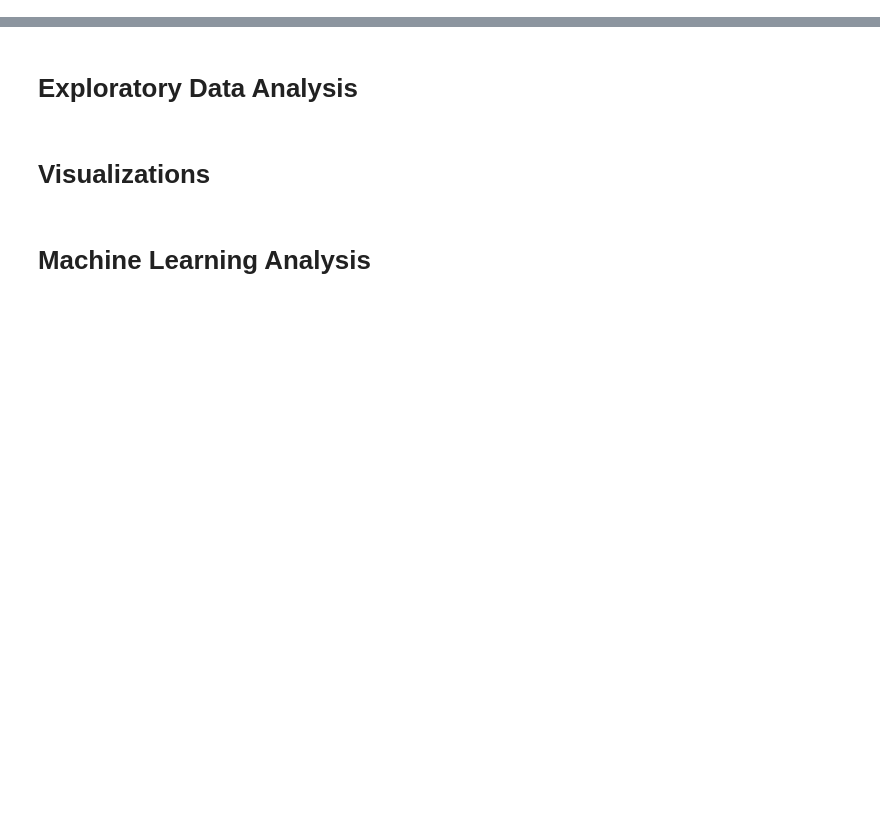
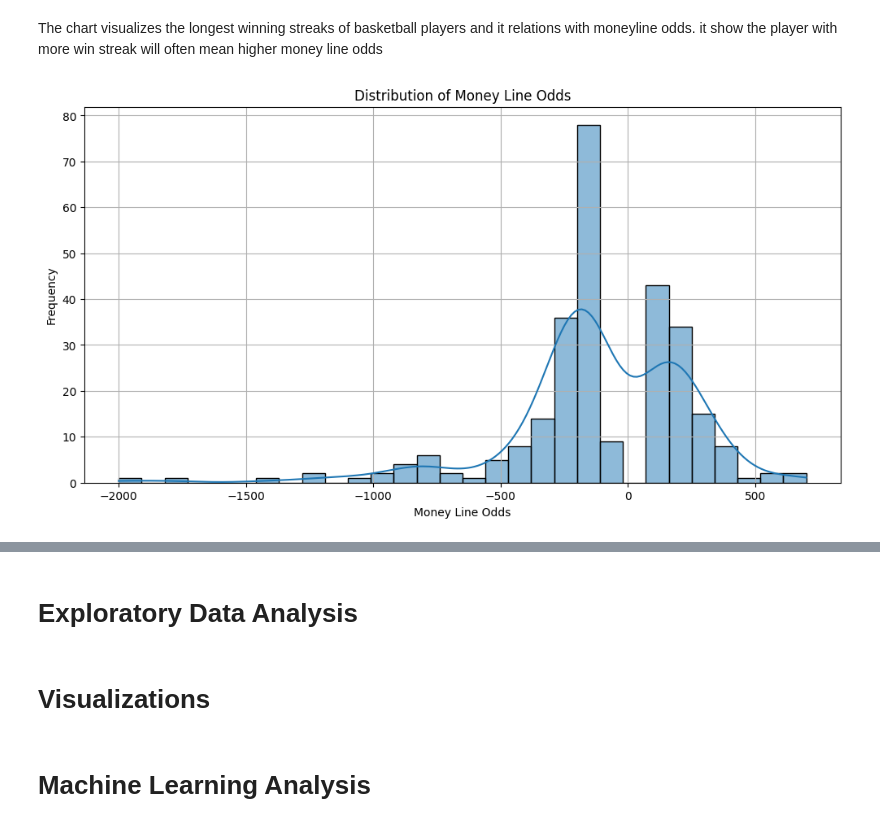
Before and after one commit to ihern/418-Project, a Jupyter notebook: NBA_Sport_Bet_Analysis.ipynb, the cells around one changed output, grey strips where cells are left out. Drawn from its saved outputs; the diff is of its cells as text; code cells hidden in the pictures; blank space fills up the shorter version.

```diff
--- a/NBA_Sport_Bet_Analysis.ipynb
+++ b/NBA_Sport_Bet_Analysis.ipynb
@@ -17,0 +188,13 @@ Changes Since Proposal: None
+# %% [markdown]
+The chart visualizes the longest winning streaks of basketball players and it relations with moneyline odds. it show the player with more win streak will often mean higher money line odds
+# %%
+# Distribution of Money Line Odds
+plt.figure(figsize=(12, 6))
+sns.histplot(streaks_with_bets['Money Line'], bins=30, kde=True)
+plt.title('Distribution of Money Line Odds')
+plt.xlabel('Money Line Odds')
+plt.ylabel('Frequency')
+plt.grid(True)
+plt.show()
+# %% [output]
+[figure, added]
```
Also changed, not shown: parts of 54 cells of this notebook, 1 other file.
